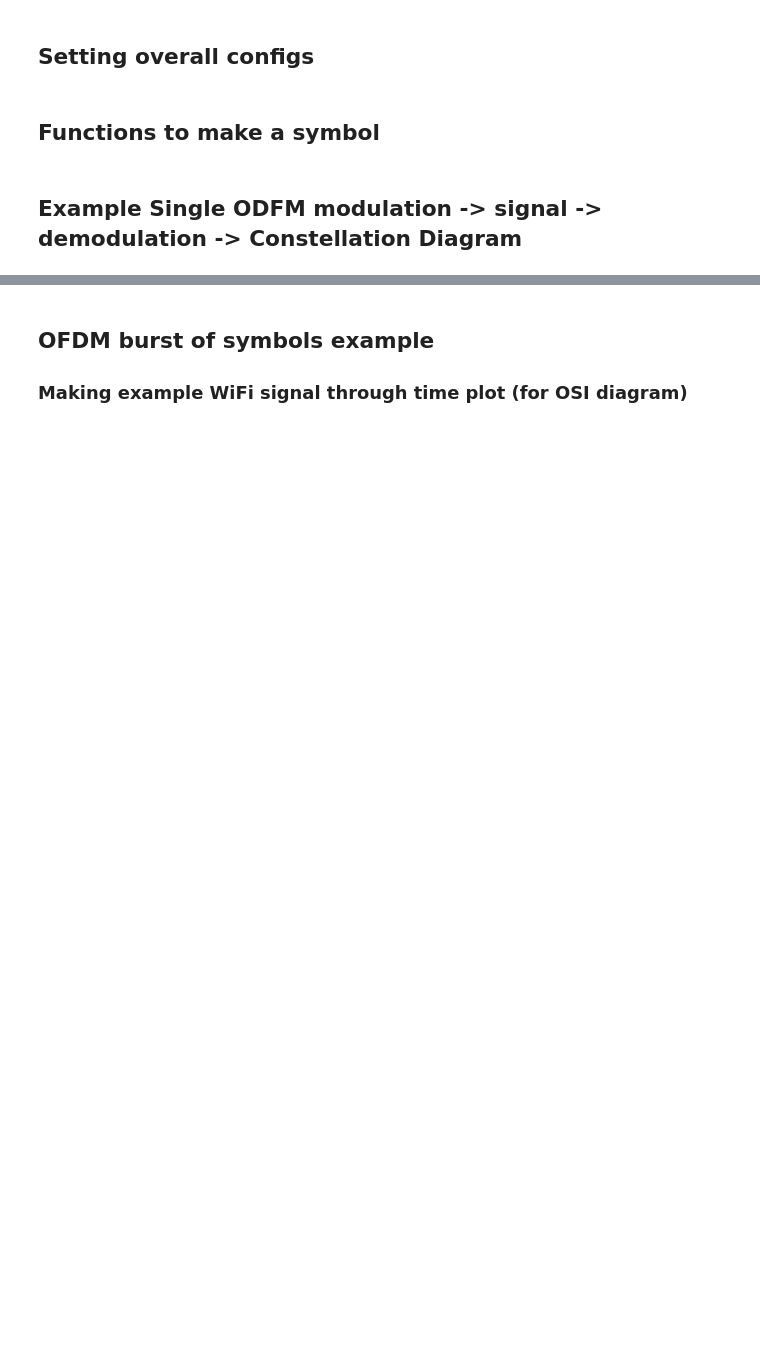
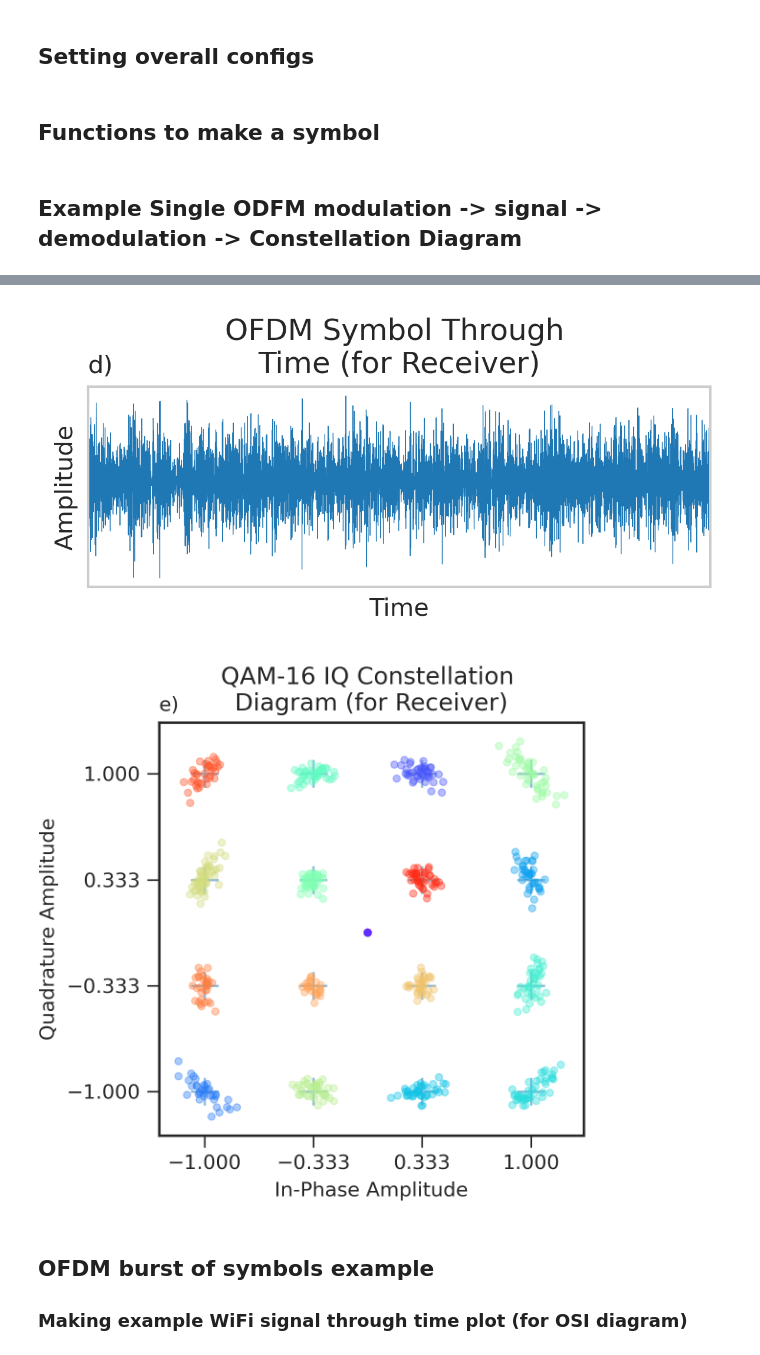
Before and after one commit to tlee08/XL-NTA_honours_dev, a Jupyter notebook: 2_analyse/signals.ipynb, the cells around one changed output, grey strips where cells are left out. Cells and saved outputs as stored; diff of their text form; code cells hidden in the pictures; blank space fills up the shorter version.

```diff
--- a/2_analyse/signals.ipynb
+++ b/2_analyse/signals.ipynb
@@ -281,11 +284,11 @@ with plt.style.context(style):
     # Setting x limits
     ax.set_xlim((t.min(), t.max()))
     # Remove axis tick numbers
-    ax.set_xticklabels(['' for _ in ax.get_xticks()])
-    ax.set_yticklabels(['' for _ in ax.get_yticks()])
+    ax.set_xticks([])
+    ax.set_yticks([])
     # Set legend position (or remove)
     fig.tight_layout()
-    fig.savefig("/Users/timothylee/Desktop/Uni/Yr5/Honours/honours_thesis/figures/plt_figs/recv_sig_example.png")
+    fig.savefig(os.path.join(plt_dir, "recv_sig_example.png"))
     # fig.clf()
     # plt.close()
 
@@ -306,36 +309,39 @@ with plt.style.context(style):
         s=200,
         alpha=0.5,
         edgecolor=None,
         ax=ax,
     )
     sns.scatterplot(
         x=np.real(demod_vals),
         y=np.imag(demod_vals),
         hue=x.astype(str),
         marker=".",
         palette="rainbow",
         alpha=0.4,
         edgecolor=None,
         s=50,
         ax=ax,
     )
     # Set axes titles
     ax.set_title("e)", loc='left', fontsize='medium')
     ax.set_title("QAM-16 IQ Constellation \nDiagram (for Receiver)")
     ax.set_xlabel("In-Phase Amplitude")
     ax.set_ylabel("Quadrature Amplitude")
     ax.grid(False)
     # CUSTOMISING APPEARANCE
     # Remove x-axis tick numbers
-    # ax.set_xticklabels(['' for _ in ax.get_xticks()])
-    # ax.set_yticklabels(['' for _ in ax.get_yticks()])
+    ax.set_xticks(np.linspace(-1, 1, 4, True))
+    ax.set_yticks(np.linspace(-1, 1, 4, True))
     # Set legend position (or remove)
     ax.get_legend().remove()
     # Save fig
     fig.tight_layout()
-    fig.savefig("/Users/timothylee/Desktop/Uni/Yr5/Honours/honours_thesis/figures/plt_figs/recv_IQ_example.png")
+    fig.savefig(os.path.join(plt_dir, "recv_IQ_example.png"))
     # fig.clf()
     # plt.close()
+# %% [output]
+[figure, added]
+[figure, added]
 # %% [markdown]
 ## OFDM burst of symbols example
 
```
Also changed, not shown: parts of 4 cells of this notebook, 4 other files.
